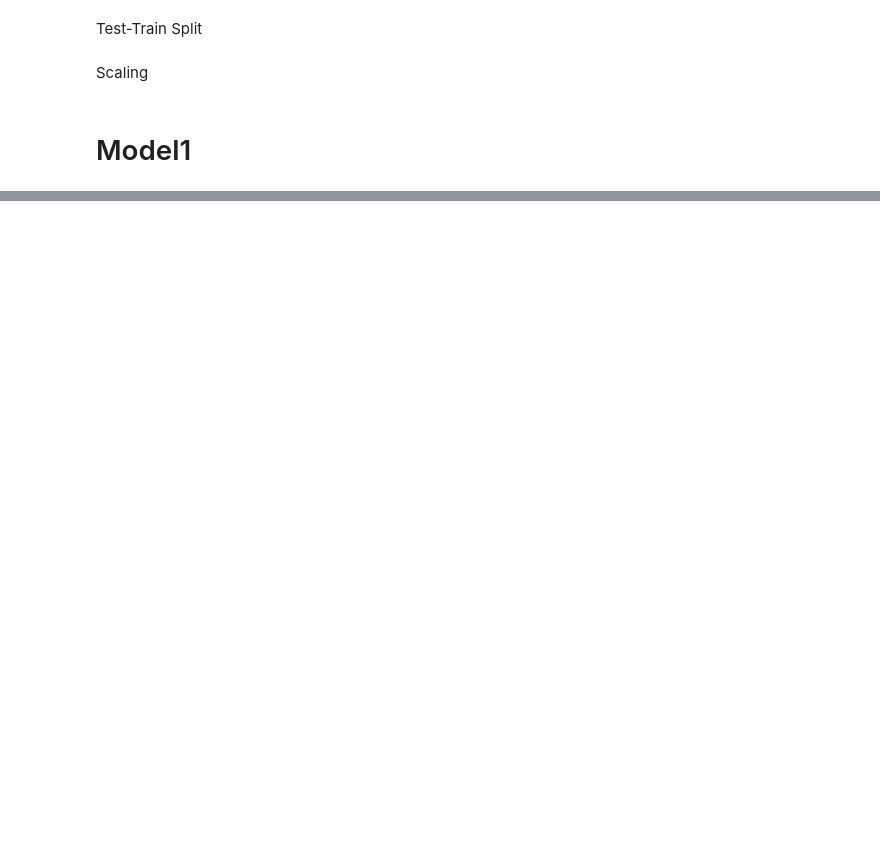
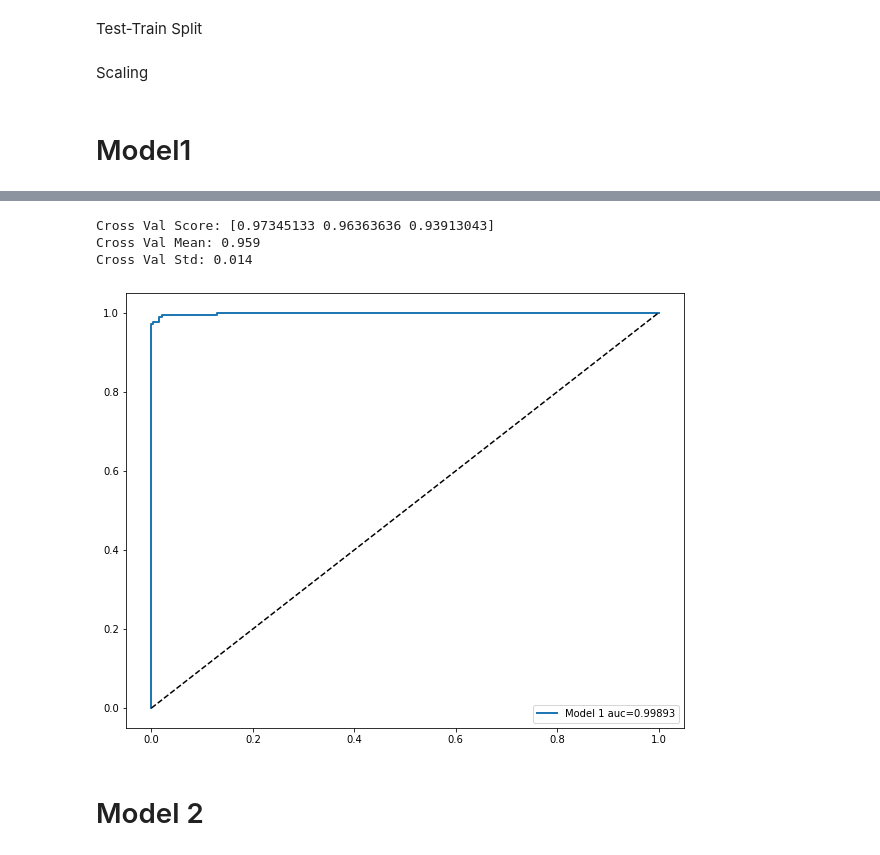
Before and after one commit to rohankavari/MachineLearning, a Jupyter notebook: Breast_cancer_classification.ipynb, the cells around one changed output, grey strips where cells are left out. Drawn from its saved outputs; the diff is of its cells as text; code cells hidden in the pictures; blank space fills up the shorter version.

```diff
--- a/Breast_cancer_classification.ipynb
+++ b/Breast_cancer_classification.ipynb
@@ -10,3 +14,8 @@ import numpy as np
+# %%
+def plot_roc_curve(fpr, tpr, label=None):
+ plt.plot(fpr, tpr, linewidth=2, label=label)
+ plt.plot([0, 1], [0, 1], 'k--') # dashed diagonal
+ plt.legend()
 # %%
 df=pd.read_csv('/content/drive/MyDrive/dataset/data.csv')
 df.drop(labels=['Unnamed: 32','id'],inplace=True,axis=1)
@@ -87,0 +112,19 @@ Pipeline(memory=None,
+# %%
+from sklearn.model_selection import cross_val_score
+print("Cross Val Score:",cross_val_score(model1, x_sca_train, y_train, cv=3,scoring='f1'))
+print("Cross Val Mean:",np.round(np.mean(cross_val_score(model1, x_sca_train, y_train, cv=3,scoring='f1')),3))
+print("Cross Val Std:",np.round(np.std(cross_val_score(model1, x_sca_train, y_train, cv=3,scoring='f1')),3))
+# %% [output]
+Cross Val Score: [0.97345133 0.96363636 0.93913043]
+Cross Val Mean: 0.959
+Cross Val Std: 0.014
+# %%
+scores=model1.decision_function(x_sca_train)
+fpr, tpr, thresholds = roc_curve(y_train, scores)
+area=str(np.round(auc(fpr,tpr),5))
+plt.figure(figsize = (10,8))
+plot_roc_curve(fpr,tpr,"Model 1"+" auc="+area)
+# %% [output]
+[figure, added]
+# %% [markdown]
+# Model 2
```
Also changed, not shown: parts of 19 cells of this notebook.
